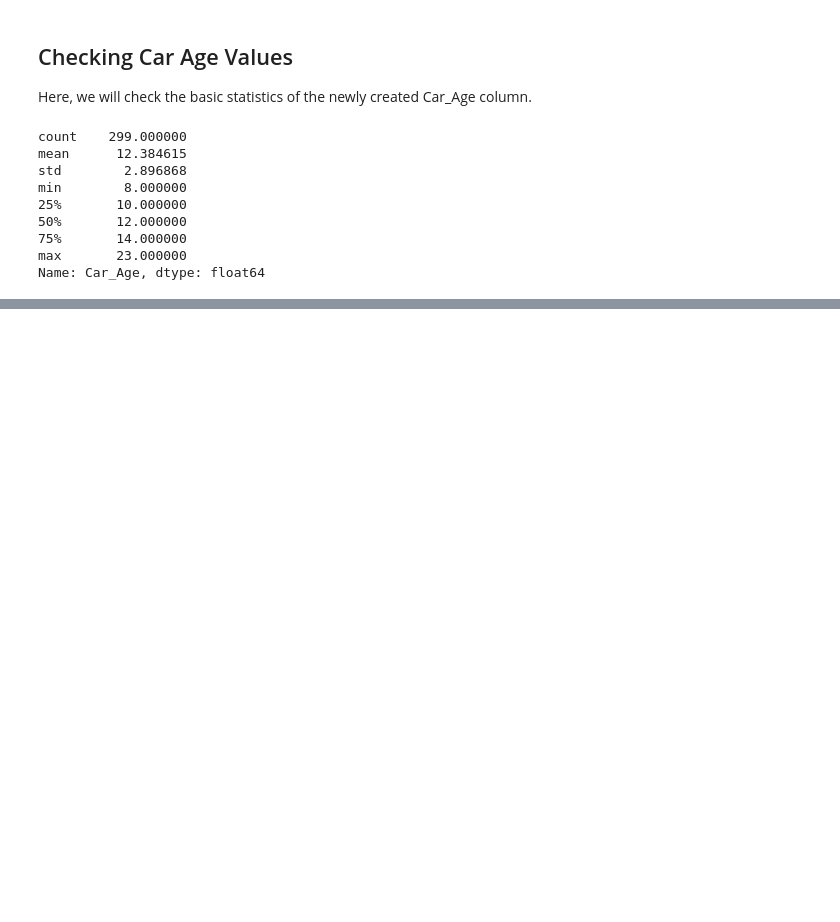
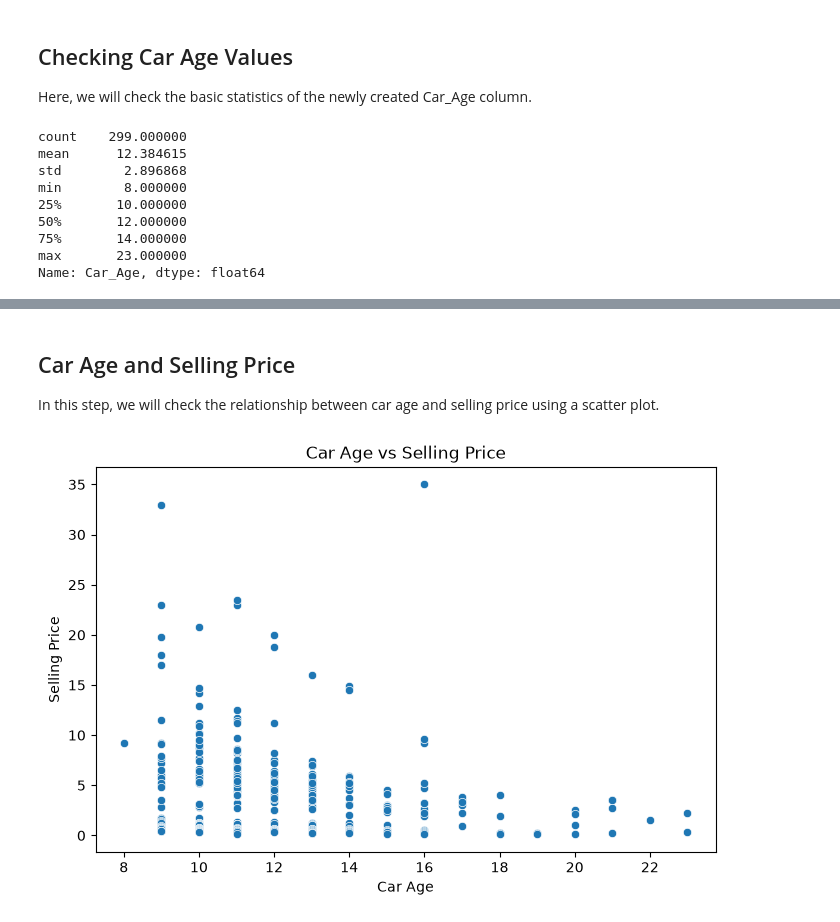
Before and after one commit to Arunbellad-2001/OIBSIP, a Jupyter notebook: DataScience-Task3-CarPricePrediction/Car_Price_Prediction.ipynb, the cells around one changed output, grey strips where cells are left out. Saved outputs shown, nothing was run; the diff lists cells and outputs as text; code cells hidden in the pictures; blank space fills up the shorter version.

```diff
--- a/DataScience-Task3-CarPricePrediction/Car_Price_Prediction.ipynb
+++ b/DataScience-Task3-CarPricePrediction/Car_Price_Prediction.ipynb
@@ -265,0 +294,20 @@ Name: Car_Age, dtype: float64
+# %% [markdown]
+## Car Age and Selling Price
+
+In this step, we will check the relationship between car age and selling
+price using a scatter plot.
+# %%
+plt.figure(figsize=(8, 5))
+
+sns.scatterplot(
+    data=df,
+    x="Car_Age",
+    y="Selling_Price"
+)
+
+plt.title("Car Age vs Selling Price")
+plt.xlabel("Car Age")
+plt.ylabel("Selling Price")
+plt.show()
+# %% [output]
+[figure, added]
```
Also changed, not shown: parts of 27 cells of this notebook.
